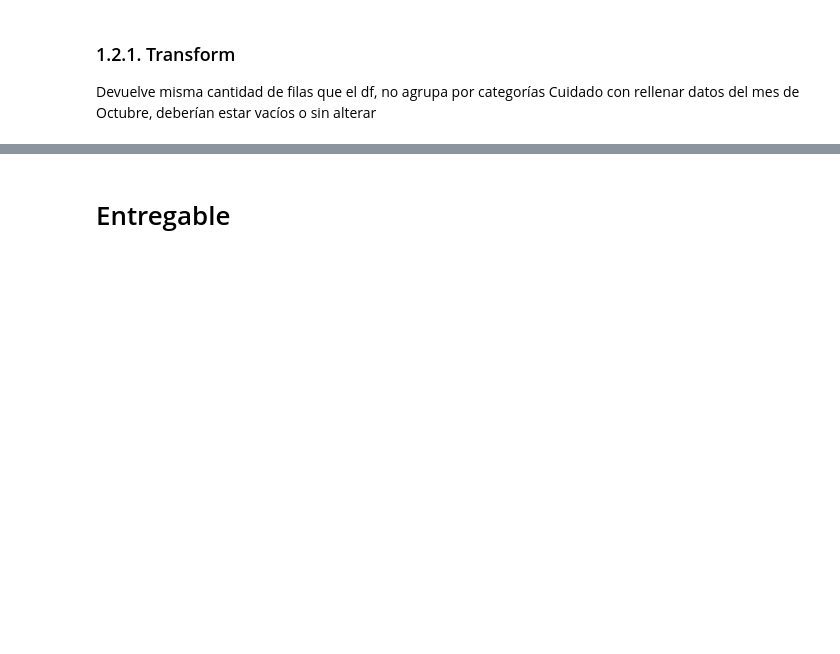
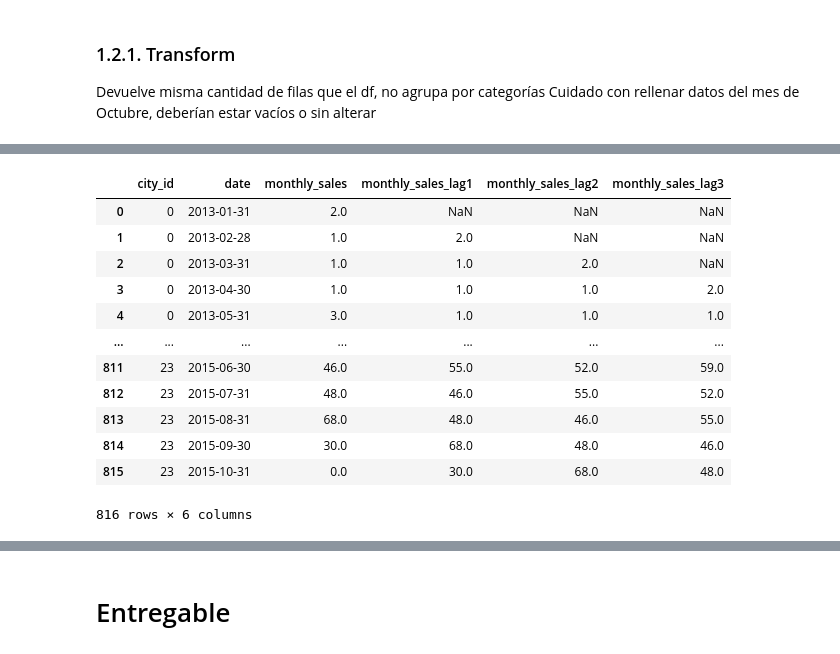
Before and after one commit to Ehunankakoa/nuclio-datascience_AI, a Jupyter notebook: Entregable_3/benchmark.ipynb, the cells around one changed output, grey strips where cells are left out. Cells and saved outputs as stored; diff of their text form; code cells hidden in the pictures; blank space fills up the shorter version.

```diff
--- a/Entregable_3/benchmark.ipynb
+++ b/Entregable_3/benchmark.ipynb
@@ -217,0 +266,38 @@ df["monthly_average_price_bf"] = df.groupby(["unique_id"])["monthly_average_pric
+# %%
+# Resample: ventas por city_id y mes anterior
+
+city_monthly_sales = (
+    df
+    .set_index("date")
+    .groupby(["city_id"])
+    .resample("ME")
+    ["monthly_sales"]
+    .sum()
+    .reset_index()
+)
+
+# lag de 1 mes en city_montly_sales
+city_monthly_sales["monthly_sales_lag1"] = city_monthly_sales.groupby("city_id")["monthly_sales"].transform(
+    lambda series: series.shift(1)
+)
+city_monthly_sales["monthly_sales_lag2"] = city_monthly_sales.groupby("city_id")["monthly_sales"].transform(
+    lambda series: series.shift(2)
+)
+city_monthly_sales["monthly_sales_lag3"] = city_monthly_sales.groupby("city_id")["monthly_sales"].transform(
+    lambda series: series.shift(3)
+)
+city_monthly_sales
+# %% [output]
+|  | city_id | date | monthly_sales | monthly_sales_lag1 | monthly_sales_lag2 | monthly_sales_lag3 |
+| 0 | 0 | 2013-01-31 | 2.0 | NaN | NaN | NaN |
+| 1 | 0 | 2013-02-28 | 1.0 | 2.0 | NaN | NaN |
+| 2 | 0 | 2013-03-31 | 1.0 | 1.0 | 2.0 | NaN |
+| 3 | 0 | 2013-04-30 | 1.0 | 1.0 | 1.0 | 2.0 |
+| 4 | 0 | 2013-05-31 | 3.0 | 1.0 | 1.0 | 1.0 |
+| ... | ... | ... | ... | ... | ... | ... |
+| 811 | 23 | 2015-06-30 | 46.0 | 55.0 | 52.0 | 59.0 |
+| 812 | 23 | 2015-07-31 | 48.0 | 46.0 | 55.0 | 52.0 |
+| 813 | 23 | 2015-08-31 | 68.0 | 48.0 | 46.0 | 55.0 |
+| 814 | 23 | 2015-09-30 | 30.0 | 68.0 | 48.0 | 46.0 |
+| 815 | 23 | 2015-10-31 | 0.0 | 30.0 | 68.0 | 48.0 |
+816 rows × 6 columns
```
Also changed, not shown: parts of 11 cells of this notebook.
